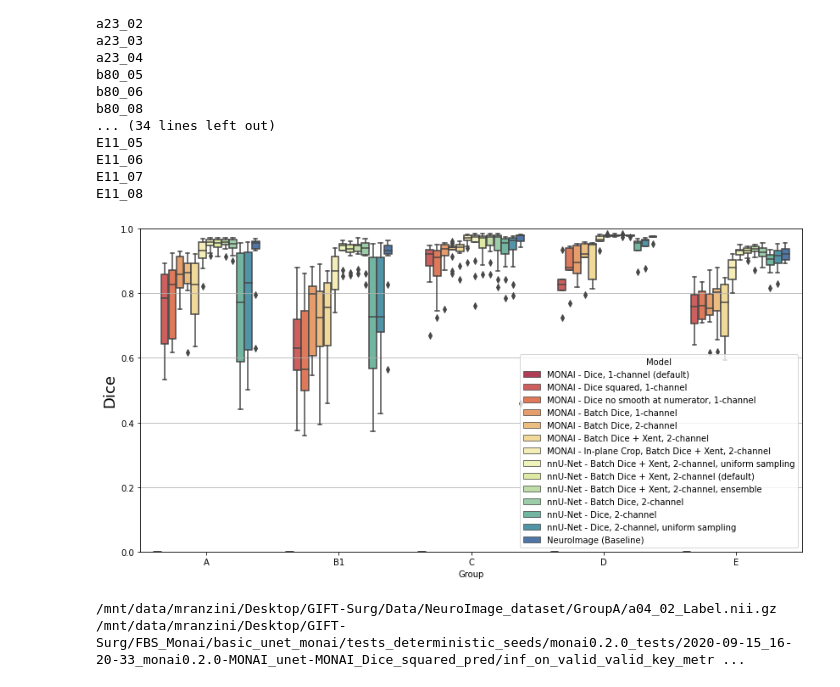
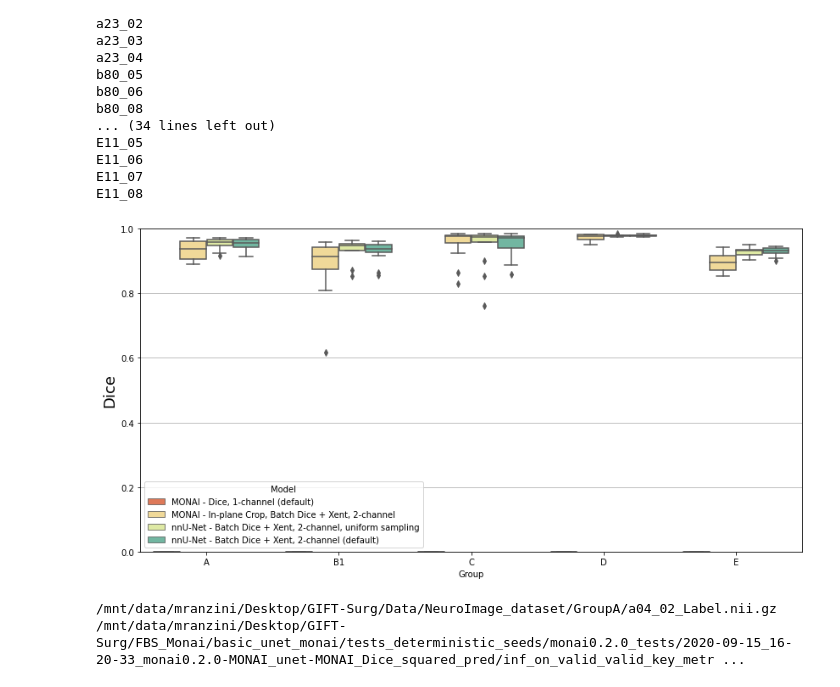
Before and after one commit to gift-surg/FetalBrainSegmentation_MONAI, a Jupyter notebook: notebooks/MONAI_vs_nnUNet_comparison.ipynb, the cells around one changed output. Saved outputs shown, nothing was run; the diff lists cells and outputs as text; code cells hidden in the pictures.

Commit message:
inference on MONAI_unet-Batch_Dice_Xent_two_channel_inplanecrop

```diff
--- a/notebooks/MONAI_vs_nnUNet_comparison.ipynb
+++ b/notebooks/MONAI_vs_nnUNet_comparison.ipynb
@@ -91,7 +91,7 @@ monai_batch2ch_xent_root = ["/mnt/data/mranzini/Desktop/GIFT-Surg/FBS_Monai/basi
                        "/inf_on_valid_valid_key_metric=0.9256"]
 monai_inplanecrop_root = ["/mnt/data/mranzini/Desktop/GIFT-Surg/FBS_Monai/basic_unet_monai/tests_deterministic_seeds" +
                       "/monai0.2.0_tests/2020-09-22_15-50-00_monai0.2.0-MONAI_unet-Batch_Dice_Xent_two_channel_inplanecrop" +
-                       "/inf_on_valid_valid_key_metric=0.9504"]
+                       "/inf_on_valid_valid_key_metric=0.9566"]
 nnUnet_uniform_root = ["/mnt/data/mranzini/Desktop/GIFT-Surg/FBS_Monai/basic_unet_monai/tests_deterministic_seeds" +
                         "/nnUNet_comparison/nnUNet_UniformSampling_pred_val"]
 nnUnet_root_ens = ["/mnt/data/mranzini/Desktop/GIFT-Surg/FBS_Monai/basic_unet_monai/tests_deterministic_seeds" +
@@ -216,27 +216,27 @@ E11_07
 E11_08
 # %%
 pd1 = pd.DataFrame(data={'Group': full_list['Group'], 'Dice': full_list['MONAI'], 'Model': 'MONAI - Dice, 1-channel (default)'})
-pd1 = pd1.append(pd.DataFrame(data={'Group': full_list['Group'], 'Dice': full_list['MONAI_squared_pred'], 'Model': 'MONAI - Dice squared, 1-channel'}))
-pd1 = pd1.append(pd.DataFrame(data={'Group': full_list['Group'], 'Dice': full_list['MONAI_nosmooth'], 'Model': 'MONAI - Dice no smooth at numerator, 1-channel'}))
-pd1 = pd1.append(pd.DataFrame(data={'Group': full_list['Group'], 'Dice': full_list['MONAI_batch'], 'Model': 'MONAI - Batch Dice, 1-channel'}))
-pd1 = pd1.append(pd.DataFrame(data={'Group': full_list['Group'], 'Dice': full_list['MONAI_batch_2ch'], 'Model': 'MONAI - Batch Dice, 2-channel'}))
-pd1 = pd1.append(pd.DataFrame(data={'Group': full_list['Group'], 'Dice': full_list['MONAI_batch_xent_2ch'], 'Model': 'MONAI - Batch Dice + Xent, 2-channel'}))
+# pd1 = pd1.append(pd.DataFrame(data={'Group': full_list['Group'], 'Dice': full_list['MONAI_squared_pred'], 'Model': 'MONAI - Dice squared, 1-channel'}))
+# pd1 = pd1.append(pd.DataFrame(data={'Group': full_list['Group'], 'Dice': full_list['MONAI_nosmooth'], 'Model': 'MONAI - Dice no smooth at numerator, 1-channel'}))
+# pd1 = pd1.append(pd.DataFrame(data={'Group': full_list['Group'], 'Dice': full_list['MONAI_batch'], 'Model': 'MONAI - Batch Dice, 1-channel'}))
+# pd1 = pd1.append(pd.DataFrame(data={'Group': full_list['Group'], 'Dice': full_list['MONAI_batch_2ch'], 'Model': 'MONAI - Batch Dice, 2-channel'}))
+# pd1 = pd1.append(pd.DataFrame(data={'Group': full_list['Group'], 'Dice': full_list['MONAI_batch_xent_2ch'], 'Model': 'MONAI - Batch Dice + Xent, 2-channel'}))
 pd1 = pd1.append(pd.DataFrame(data={'Group': full_list['Group'], 'Dice': full_list['MONAI_inplanecrop'], 'Model': 'MONAI - In-plane Crop, Batch Dice + Xent, 2-channel'}))
 pd1 = pd1.append(pd.DataFrame(data={'Group': full_list['Group'], 'Dice': full_list['nnUNet_uniform'], 'Model': 'nnU-Net - Batch Dice + Xent, 2-channel, uniform sampling'}))
 pd1 = pd1.append(pd.DataFrame(data={'Group': full_list['Group'], 'Dice': full_list['nnUNet'], 'Model': 'nnU-Net - Batch Dice + Xent, 2-channel (default)'}))
-pd1 = pd1.append(pd.DataFrame(data={'Group': full_list['Group'], 'Dice': full_list['nnUNet_ensemble'], 'Model': 'nnU-Net - Batch Dice + Xent, 2-channel, ensemble'}))
-pd1 = pd1.append(pd.DataFrame(data={'Group': full_list['Group'], 'Dice': full_list['nnUNet_batchonly'], 'Model': 'nnU-Net - Batch Dice, 2-channel'}))
-pd1 = pd1.append(pd.DataFrame(data={'Group': full_list['Group'], 'Dice': full_list['nnUNet_trueDice'], 'Model': 'nnU-Net - Dice, 2-channel'}))
-pd1 = pd1.append(pd.DataFrame(data={'Group': full_list['Group'], 'Dice': full_list['nnUNet_trueDice_uniform'], 'Model': 'nnU-Net - Dice, 2-channel, uniform sampling'}))
-pd1 = pd1.append(pd.DataFrame(data={'Group': full_list['Group'], 'Dice': full_list['NeuroImage'], 'Model': 'NeuroImage (Baseline)'}))
+# pd1 = pd1.append(pd.DataFrame(data={'Group': full_list['Group'], 'Dice': full_list['nnUNet_ensemble'], 'Model': 'nnU-Net - Batch Dice + Xent, 2-channel, ensemble'}))
+# pd1 = pd1.append(pd.DataFrame(data={'Group': full_list['Group'], 'Dice': full_list['nnUNet_batchonly'], 'Model': 'nnU-Net - Batch Dice, 2-channel'}))
+# pd1 = pd1.append(pd.DataFrame(data={'Group': full_list['Group'], 'Dice': full_list['nnUNet_trueDice'], 'Model': 'nnU-Net - Dice, 2-channel'}))
+# pd1 = pd1.append(pd.DataFrame(data={'Group': full_list['Group'], 'Dice': full_list['nnUNet_trueDice_uniform'], 'Model': 'nnU-Net - Dice, 2-channel, uniform sampling'}))
+# pd1 = pd1.append(pd.DataFrame(data={'Group': full_list['Group'], 'Dice': full_list['NeuroImage'], 'Model': 'NeuroImage (Baseline)'}))
 
 fig = plt.figure(figsize=(14, 7))
 b1 = sns.boxplot(x='Group', y='Dice', hue='Model', data=pd1, palette="Spectral")
 b1.set_ylabel('Dice', fontsize=18)
 b1.set_ylim([0, 1])
 plt.grid(b=True,axis='y')
 # %% [output]
-[figure, old version]
+[figure, new version]
 # %%
 label_file = "/mnt/data/mranzini/Desktop/GIFT-Surg/Data/NeuroImage_dataset/GroupA/a04_02_Label.nii.gz"
 prediction_file = monai_squared_root[0] + "/a04_02_Image/" + "a04_02_Image_seg.nii.gz"
```
Also changed, not shown: 3 other files.
